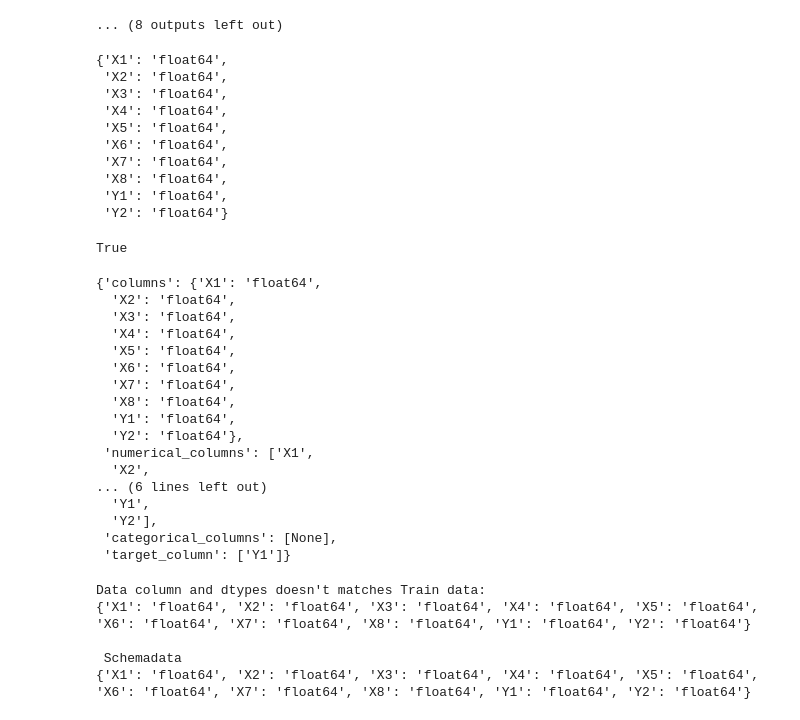
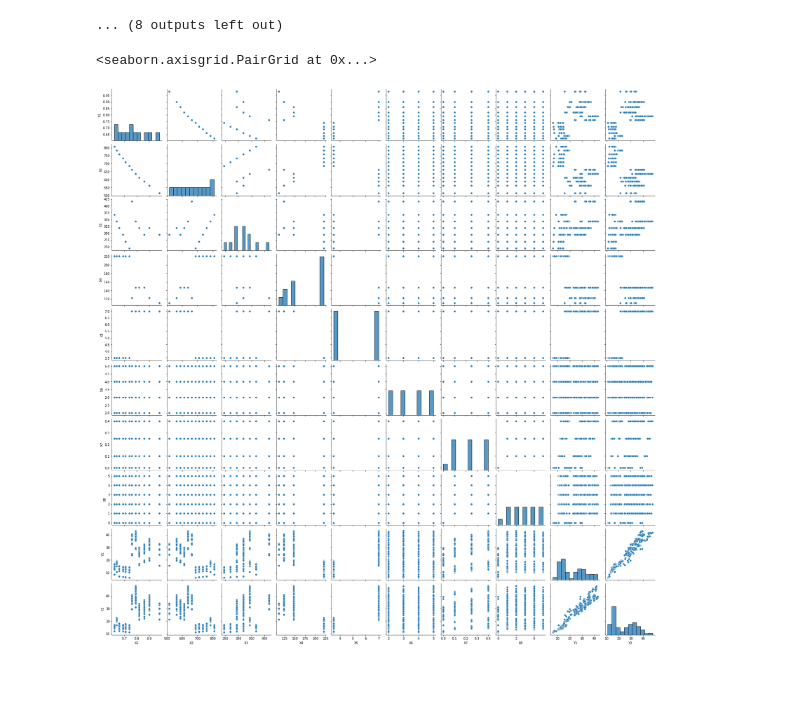
Before and after one commit to ashishshukla23sep/Energy_efficiency_mlops, a Jupyter notebook: EDA_FE.ipynb, the cells around one changed output. Cells and saved outputs as stored; diff of their text form; code cells hidden in the pictures; blank space fills up the shorter version.

```diff
--- a/EDA_FE.ipynb
+++ b/EDA_FE.ipynb
@@ -116,17 +110,3 @@ Kurtosis: -2.005229
 Skewness: 0.000000
 Kurtosis: -1.361042
 ... (8 outputs left out)
-# %%
-dic=dict(zip(df.columns,list(map(lambda x:str(x).replace("dtype('","").replace("')","") ,df.dtypes.values))))
-dic
-# %% [output]
-{'X1': 'float64',
- 'X2': 'float64',
- 'X3': 'float64',
- 'X4': 'float64',
- 'X5': 'float64',
- 'X6': 'float64',
- 'X7': 'float64',
- 'X8': 'float64',
- 'Y1': 'float64',
- 'Y2': 'float64'}
@@ -137,33 +113,5 @@ with open('yaml_files\schema.yaml', 'rb') as yaml_file:
-# %%
-dict(zip(df.columns,list(map(lambda x:str(x).replace("dtype('","").replace("')","") ,df.dtypes.values))))==yaml['columns']
-# %% [output]
-True
-# %%
-yaml
-# %% [output]
-{'columns': {'X1': 'float64',
-  'X2': 'float64',
-  'X3': 'float64',
-  'X4': 'float64',
-  'X5': 'float64',
-  'X6': 'float64',
-  'X7': 'float64',
-  'X8': 'float64',
-  'Y1': 'float64',
-  'Y2': 'float64'},
- 'numerical_columns': ['X1',
-  'X2',
-... (6 lines left out)
-  'Y1',
-  'Y2'],
- 'categorical_columns': [None],
- 'target_column': ['Y1']}
-# %%
-
-print(f"Data column and dtypes doesn\'t matches Train data:\n{dic}\n\n Schemadata\n{yaml['columns']}")
-# %% [output]
-Data column and dtypes doesn't matches Train data:
-{'X1': 'float64', 'X2': 'float64', 'X3': 'float64', 'X4': 'float64', 'X5': 'float64', 'X6': 'float64', 'X7': 'float64', 'X8': 'float64', 'Y1': 'float64', 'Y2': 'float64'}
-
- Schemadata
-{'X1': 'float64', 'X2': 'float64', 'X3': 'float64', 'X4': 'float64', 'X5': 'float64', 'X6': 'float64', 'X7': 'float64', 'X8': 'float64', 'Y1': 'float64', 'Y2': 'float64'}
+# %%
+sns.pairplot(df)
+# %% [output]
+<seaborn.axisgrid.PairGrid at 0x...>
+[figure, added]
```
Also changed, not shown: parts of 6 cells of this notebook, 2 other files.
